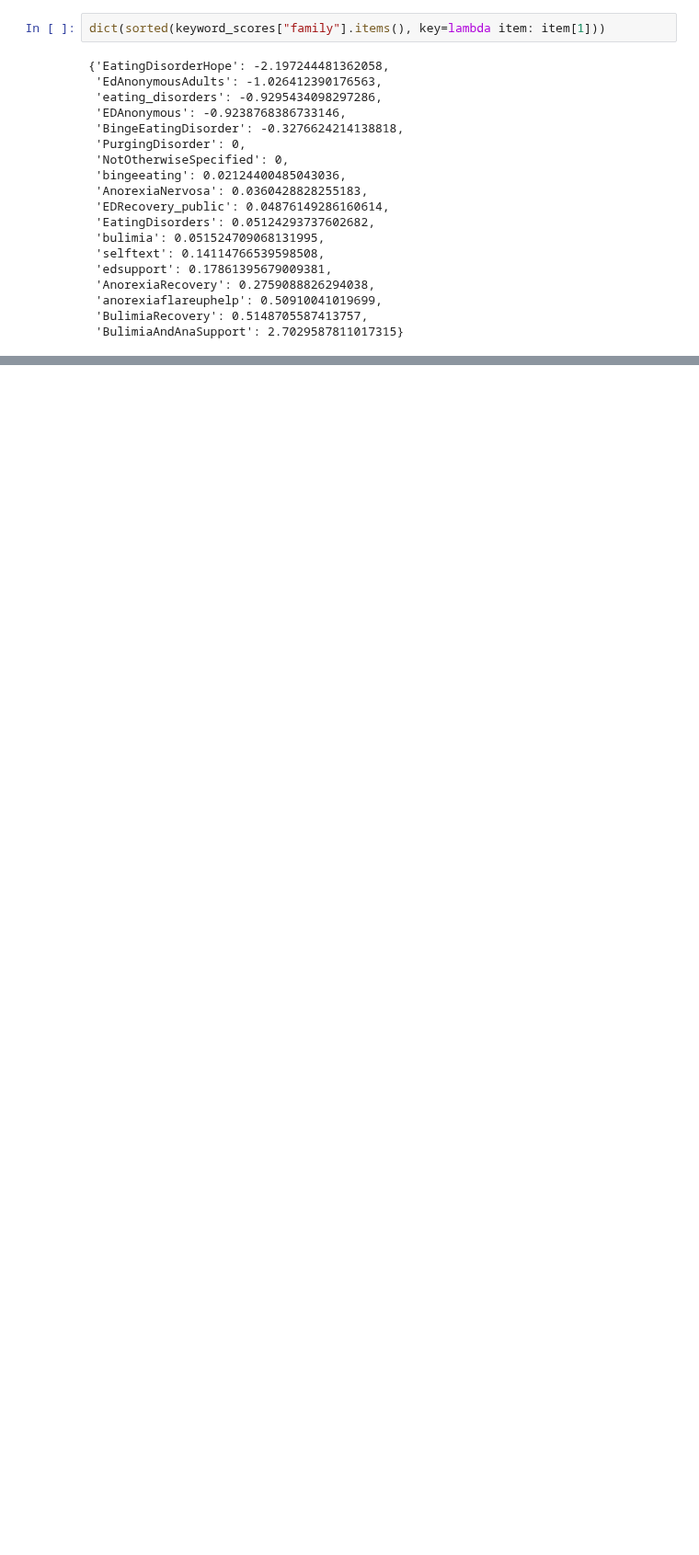
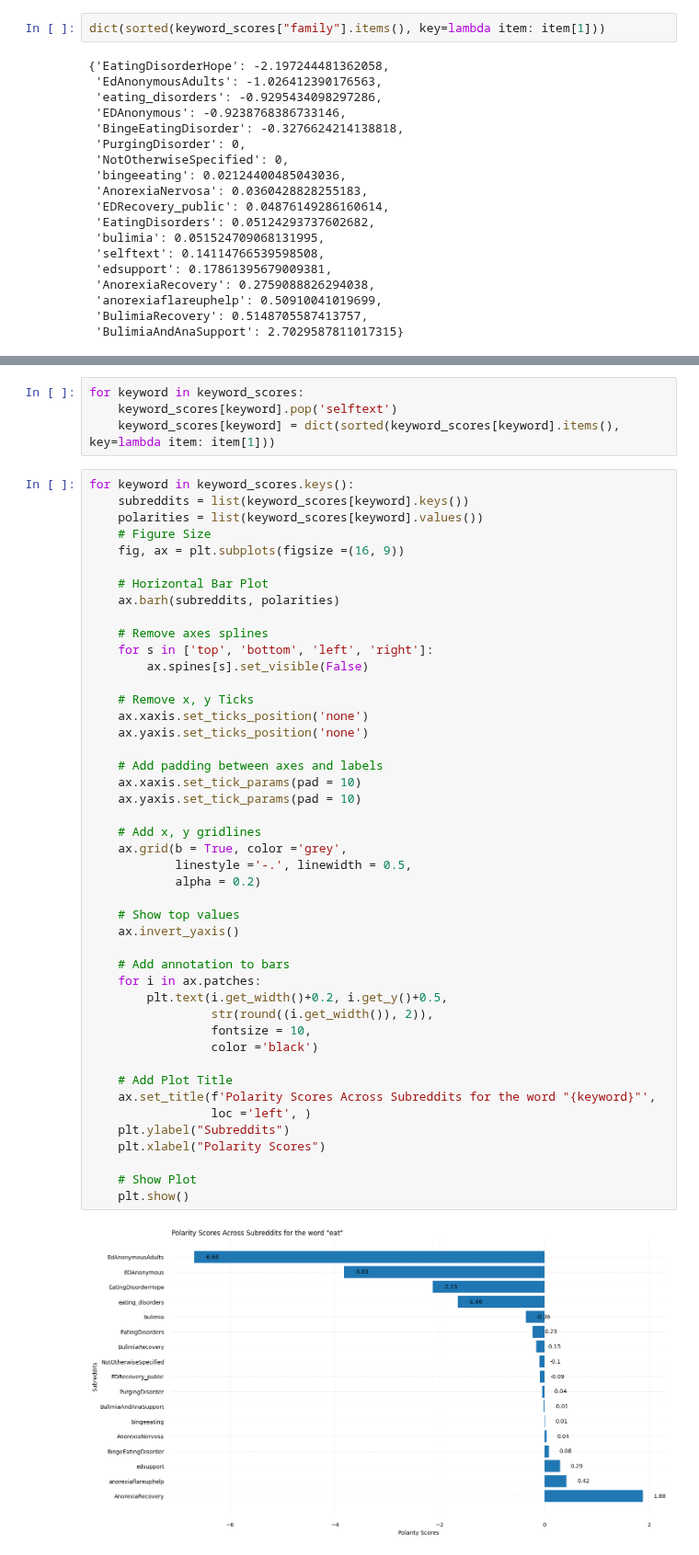
Before and after one commit to nguyentr17/cs685-narrative-analysis, a Jupyter notebook: data_collection/compare_subreddit_word_polarities.ipynb, the cells around one changed output, grey strips where cells are left out. Shown at 92% size. Cells and saved outputs as stored; diff of their text form; blank space fills up the shorter version.

Commit message:
graphs

```diff
--- a/data_collection/compare_subreddit_word_polarities.ipynb
+++ b/data_collection/compare_subreddit_word_polarities.ipynb
@@ -528,0 +534,51 @@ dict(sorted(keyword_scores["family"].items(), key=lambda item: item[1]))
+# %%
+for keyword in keyword_scores:
+    keyword_scores[keyword].pop('selftext')
+    keyword_scores[keyword] = dict(sorted(keyword_scores[keyword].items(), key=lambda item: item[1]))
+# %%
+for keyword in keyword_scores.keys():
+    subreddits = list(keyword_scores[keyword].keys())
+    polarities = list(keyword_scores[keyword].values())
+    # Figure Size
+    fig, ax = plt.subplots(figsize =(16, 9))
+
+    # Horizontal Bar Plot
+    ax.barh(subreddits, polarities)
+
+    # Remove axes splines
+    for s in ['top', 'bottom', 'left', 'right']:
+        ax.spines[s].set_visible(False)
+
+    # Remove x, y Ticks
+    ax.xaxis.set_ticks_position('none')
+    ax.yaxis.set_ticks_position('none')
+
+    # Add padding between axes and labels
+    ax.xaxis.set_tick_params(pad = 10)
+    ax.yaxis.set_tick_params(pad = 10)
+
+    # Add x, y gridlines
+    ax.grid(b = True, color ='grey',
+            linestyle ='-.', linewidth = 0.5,
+            alpha = 0.2)
+
+    # Show top values
+    ax.invert_yaxis()
+
+    # Add annotation to bars
+    for i in ax.patches:
+        plt.text(i.get_width()+0.2, i.get_y()+0.5,
+                 str(round((i.get_width()), 2)),
+                 fontsize = 10,
+                 color ='black')
+
+    # Add Plot Title
+    ax.set_title(f'Polarity Scores Across Subreddits for the word "{keyword}"',
+                 loc ='left', )
+    plt.ylabel("Subreddits")
+    plt.xlabel("Polarity Scores")
+
+    # Show Plot
+    plt.show()
+# %% [output]
+[figure, added]
```
Also changed, not shown: parts of 3 cells of this notebook.
